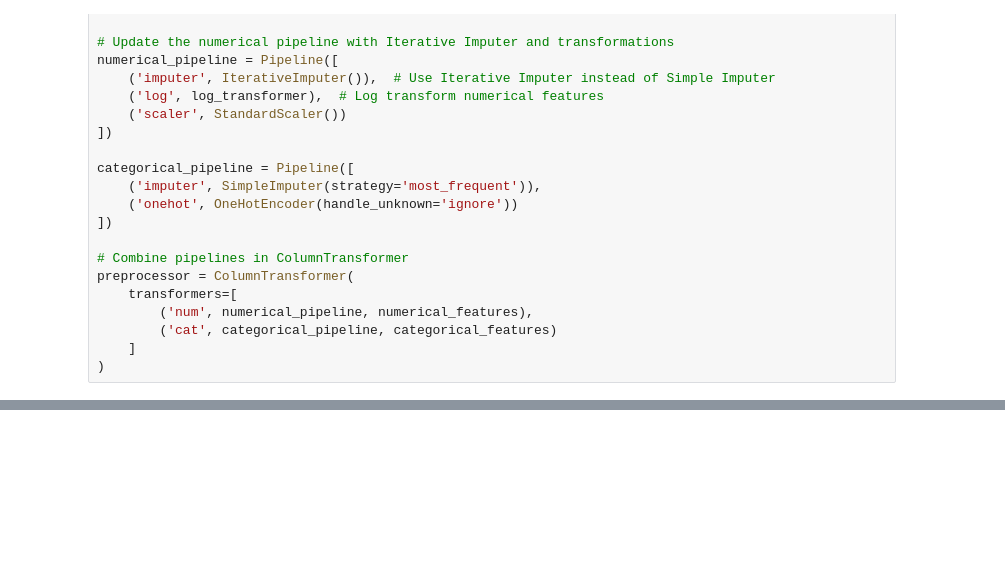
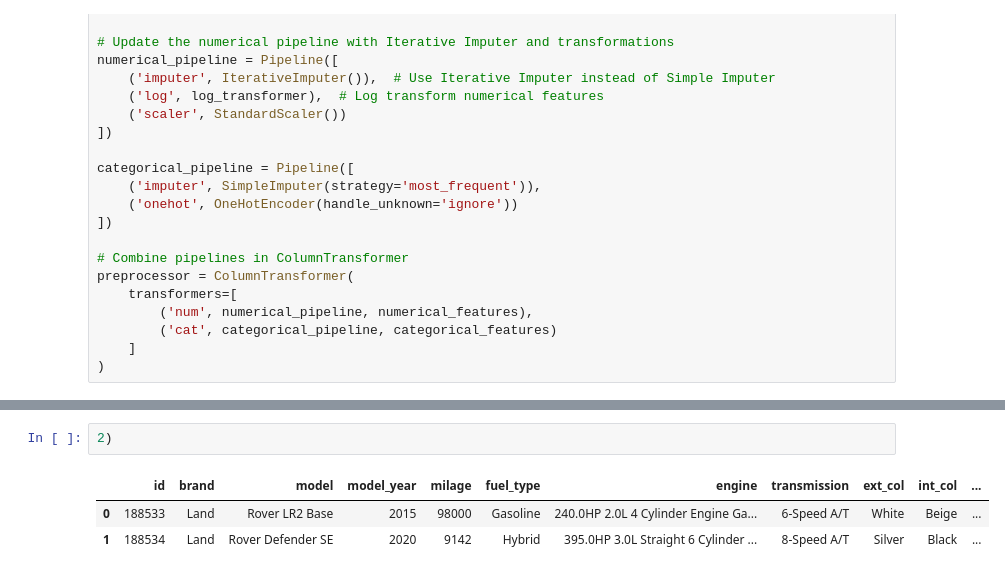
Before and after one commit to GhosTHaise/ml-car-price-regression, a Jupyter notebook: main.ipynb, the cells around one changed output, grey strips where cells are left out. Drawn from its saved outputs; the diff is of its cells as text; blank space fills up the shorter version.

```diff
--- a/main.ipynb
+++ b/main.ipynb
@@ -434,0 +504,6 @@ preprocessor = ColumnTransformer(
+# %%
+2)
+# %% [output]
+|  | id | brand | model | model_year | milage | fuel_type | engine | transmission | ext_col | int_col | ... |
+| 0 | 188533 | Land | Rover LR2 Base | 2015 | 98000 | Gasoline | 240.0HP 2.0L 4 Cylinder Engine Ga... | 6-Speed A/T | White | Beige | ... |
+| 1 | 188534 | Land | Rover Defender SE | 2020 | 9142 | Hybrid | 395.0HP 3.0L Straight 6 Cylinder ... | 8-Speed A/T | Silver | Black | ... |
```
Also changed, not shown: parts of 6 cells of this notebook, 1 other file.
